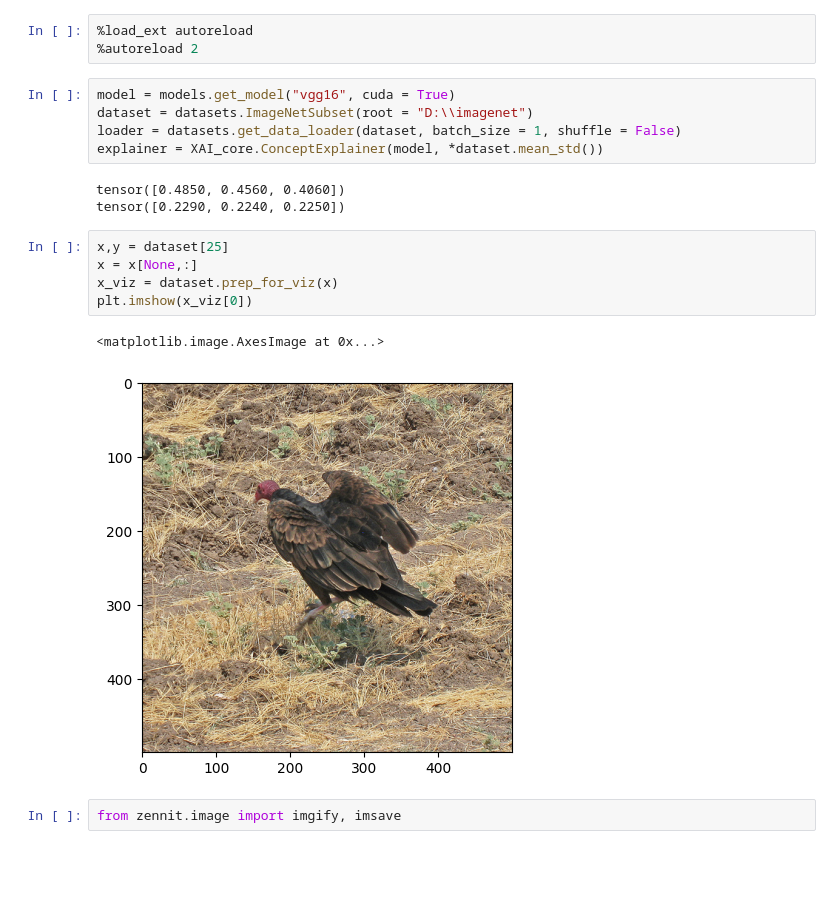
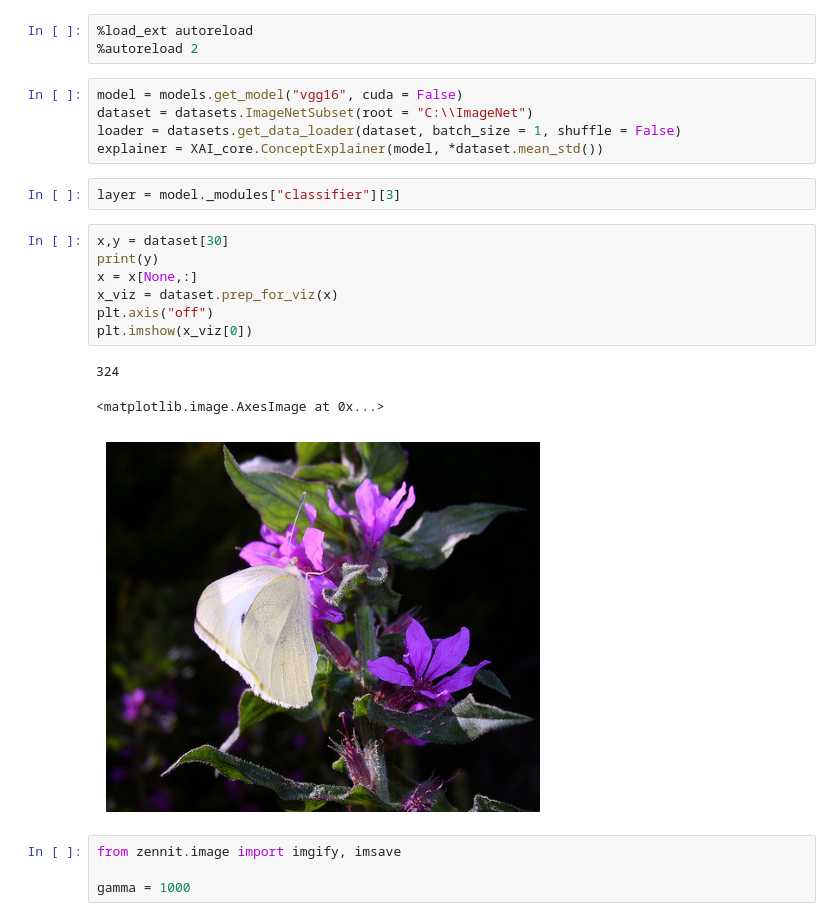
Before and after one commit to ManuelWelte/XAI_webapp, a Jupyter notebook: backend/Experiments.ipynb, the cells around one changed output. Saved outputs shown, nothing was run; the diff lists cells and outputs as text; blank space fills up the shorter version.

```diff
--- a/backend/Experiments.ipynb
+++ b/backend/Experiments.ipynb
@@ -8,21 +8,25 @@ from matplotlib import pyplot as plt
 %load_ext autoreload
 %autoreload 2
 # %%
-model = models.get_model("vgg16", cuda = True)
-dataset = datasets.ImageNetSubset(root = "D:\\imagenet")
+model = models.get_model("vgg16", cuda = False)
+dataset = datasets.ImageNetSubset(root = "C:\\ImageNet")
 loader = datasets.get_data_loader(dataset, batch_size = 1, shuffle = False)
 explainer = XAI_core.ConceptExplainer(model, *dataset.mean_std())
-# %% [output]
-tensor([0.4850, 0.4560, 0.4060])
-tensor([0.2290, 0.2240, 0.2250])
+# %%
+layer = model._modules["classifier"][3]
 # %%
-x,y = dataset[25]
+x,y = dataset[30]
+print(y)
 x = x[None,:]
 x_viz = dataset.prep_for_viz(x)
+plt.axis("off")
 plt.imshow(x_viz[0])
 # %% [output]
-<matplotlib.image.AxesImage at 0x...>
+324
+<matplotlib.image.AxesImage at 0x...>
-[figure, old version]
+[figure, new version]
 # %%
 from zennit.image import imgify, imsave
+
+gamma = 1000
 # %%
```
Also changed, not shown: parts of 2 cells of this notebook, 1 other file.
